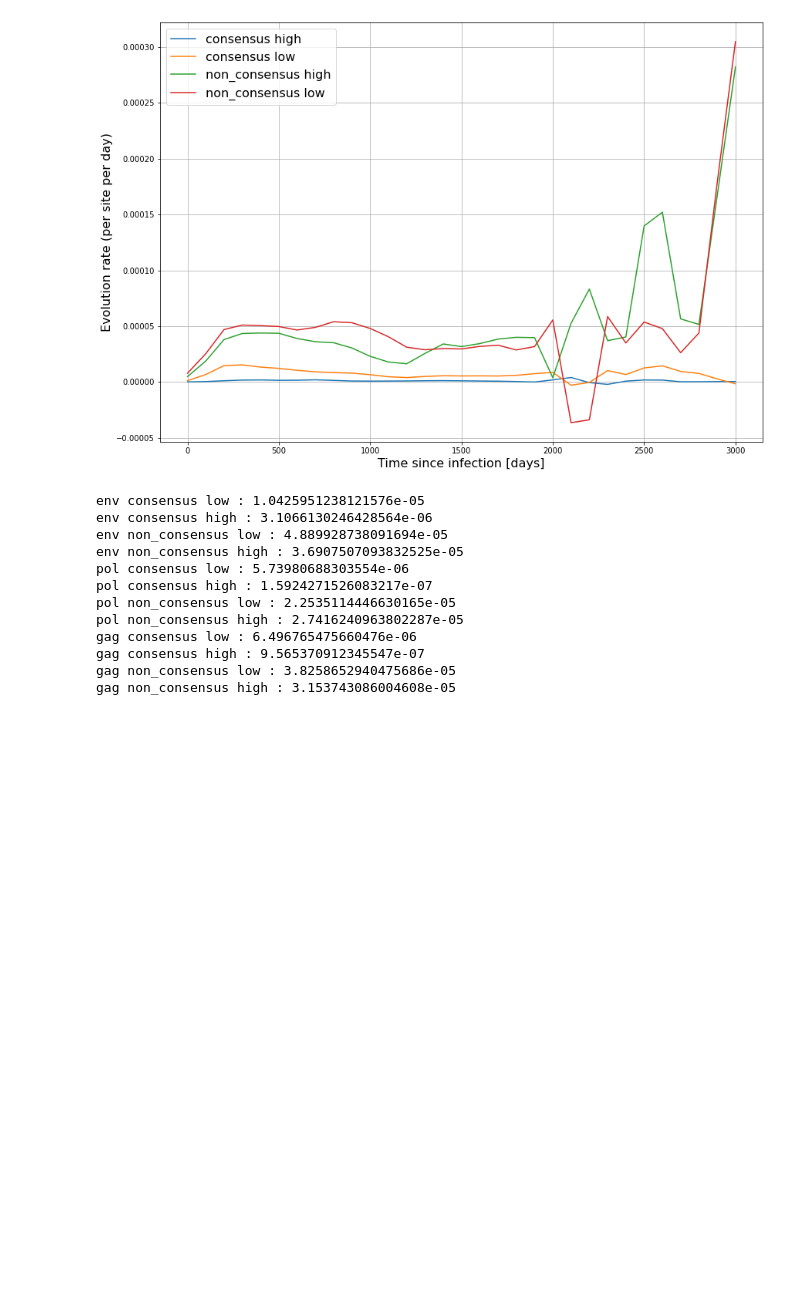
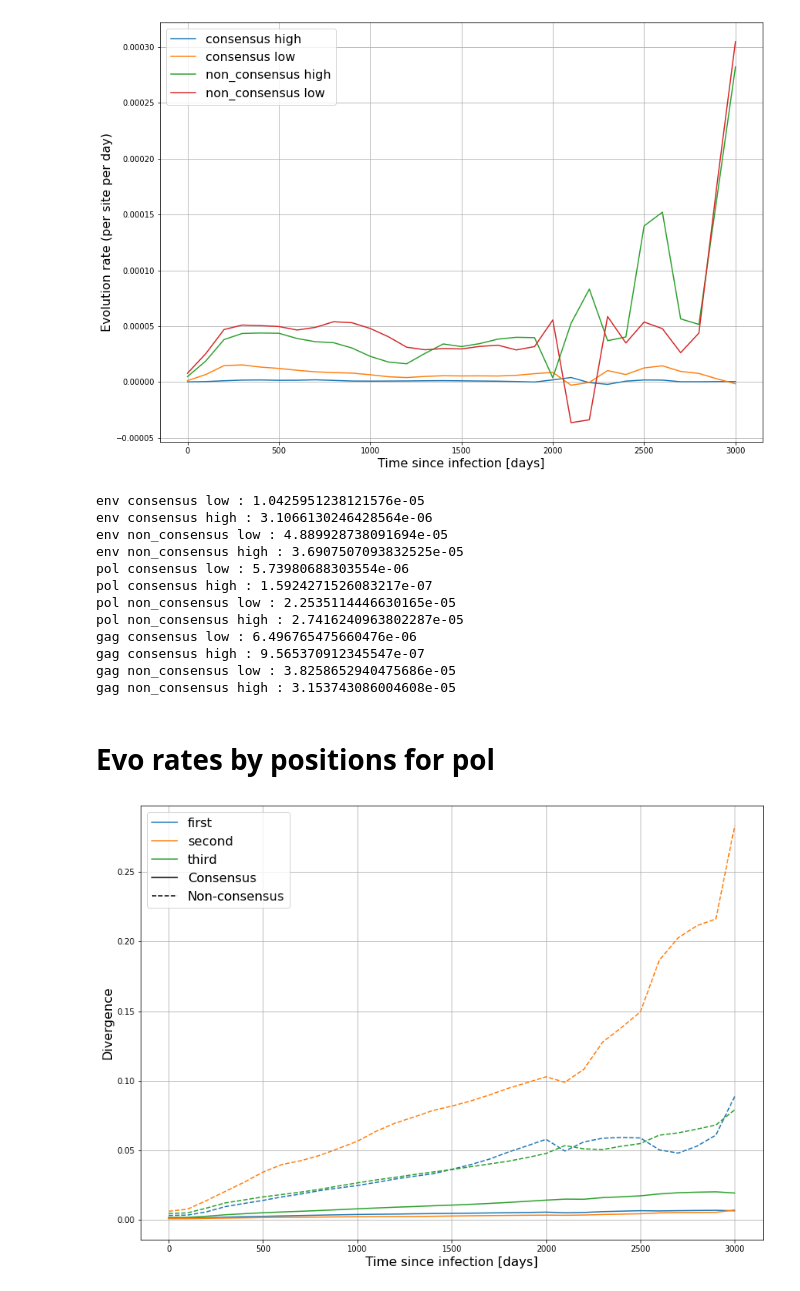
Before and after one commit to neherlab/HIVEVO_recombination, a Jupyter notebook: notebooks/paper_draft/new_divergence.ipynb, the cells around one changed output. Cells and saved outputs as stored; diff of their text form; code cells hidden in the pictures; blank space fills up the shorter version.

Commit message:
Fixed divergence by position and made the plots in notebook

```diff
--- a/notebooks/paper_draft/new_divergence.ipynb
+++ b/notebooks/paper_draft/new_divergence.ipynb
@@ -150,0 +157,20 @@ gag non_consensus high : 3.153743086004608e-05
+# %% [markdown]
+# Evo rates by positions for pol
+# %%
+colors = ["C0", "C1", "C2", "C3", "C4", "C5", "C6", "C7", "C8", "C9"]
+fontsize = 16
+region = "pol"
+
+plt.figure(figsize=(14, 10))
+for ii, position in enumerate(["first","second","third"]):
+    plt.plot(time_average, divergence_dict[region]["consensus"][position], '-', color=colors[ii], label=position)
+    plt.plot(time_average, divergence_dict[region]["non_consensus"][position], '--', color=colors[ii])
+plt.plot([0], [0], 'k-', label="Consensus")
+plt.plot([0], [0], 'k--', label="Non-consensus")
+plt.grid()
+plt.xlabel("Time since infection [days]", fontsize=fontsize)
+plt.ylabel("Divergence", fontsize=fontsize)
+plt.legend(fontsize=fontsize)
+plt.show()
+# %% [output]
+[figure, added]
```
Also changed, not shown: parts of 1 cell of this notebook, 1 other file.
